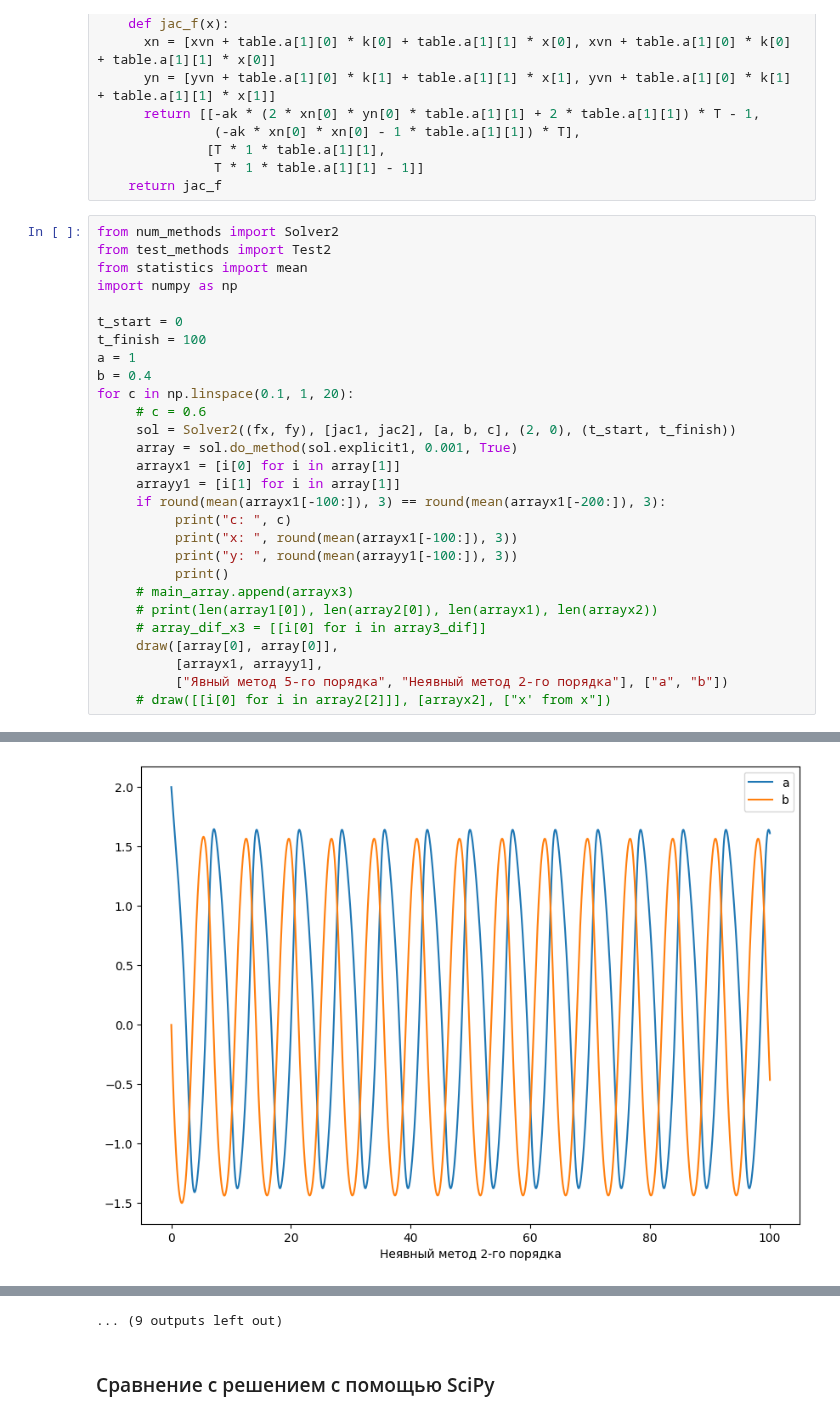
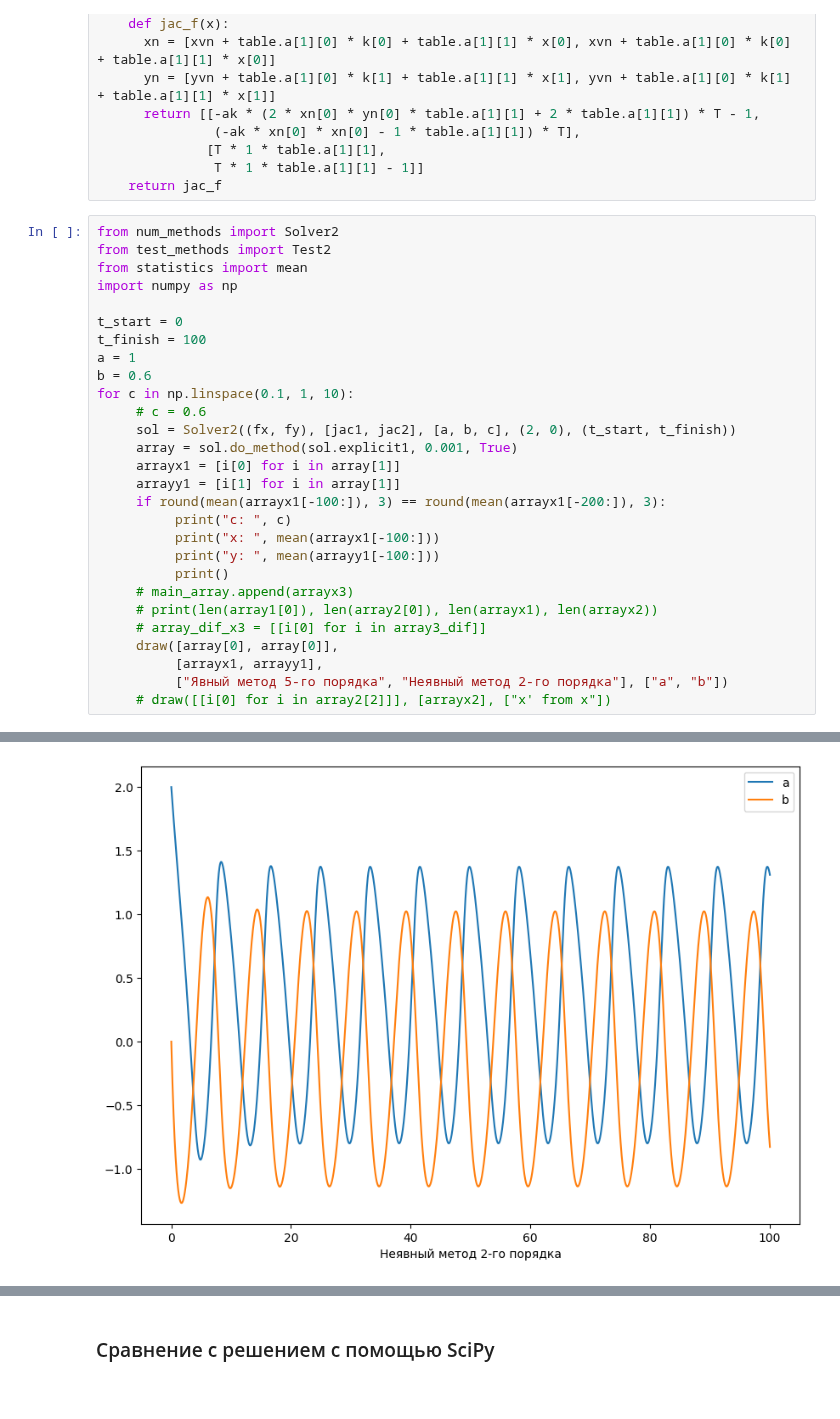
Before and after one commit to ArnautovPeter/projectPractice, a Jupyter notebook: src/main.ipynb, the cells around one changed output, grey strips where cells are left out. Cells and saved outputs as stored; diff of their text form.

```diff
--- a/src/main.ipynb
+++ b/src/main.ipynb
@@ -98,8 +98,8 @@ import numpy as np
 t_start = 0
 t_finish = 100
 a = 1
-b = 0.4
-for c in np.linspace(0.1, 1, 20):
+b = 0.6
+for c in np.linspace(0.1, 1, 10):
      # c = 0.6
      sol = Solver2((fx, fy), [jac1, jac2], [a, b, c], (2, 0), (t_start, t_finish))
      array = sol.do_method(sol.explicit1, 0.001, True)
@@ -107,8 +107,8 @@ for c in np.linspace(0.1, 1, 20):
      arrayy1 = [i[1] for i in array[1]]
      if round(mean(arrayx1[-100:]), 3) == round(mean(arrayx1[-200:]), 3):
           print("c: ", c)
-          print("x: ", round(mean(arrayx1[-100:]), 3))
-          print("y: ", round(mean(arrayy1[-100:]), 3))
+          print("x: ", mean(arrayx1[-100:]))
+          print("y: ", mean(arrayy1[-100:]))
           print()
      # main_array.append(arrayx3)
      # print(len(array1[0]), len(array2[0]), len(arrayx1), len(arrayx2))
@@ -139 +139 @@ y:  -0.604
-[figure, old version]
+[figure, new version]
@@ -149,4 +148,3 @@ y:  -0.604
-... (9 outputs left out)
 # %% [markdown]
 ### Сравнение с решением с помощью SciPy
 # %%
```
Also changed, not shown: parts of 2 cells of this notebook, 2 other files.
